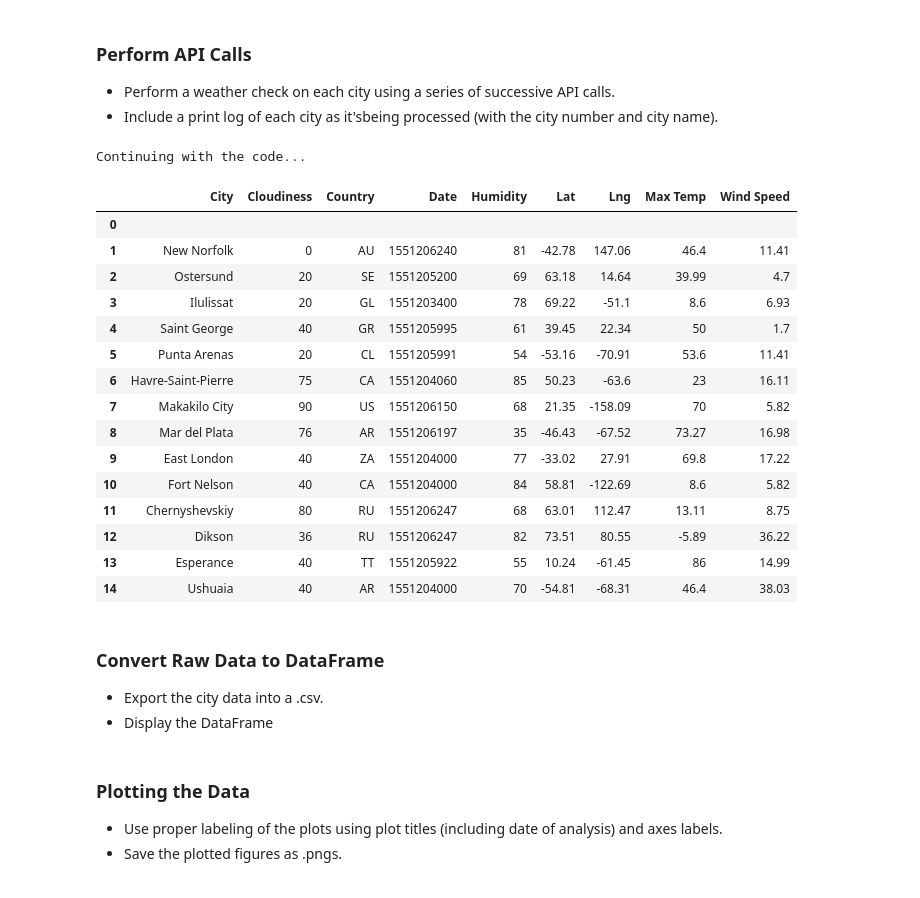
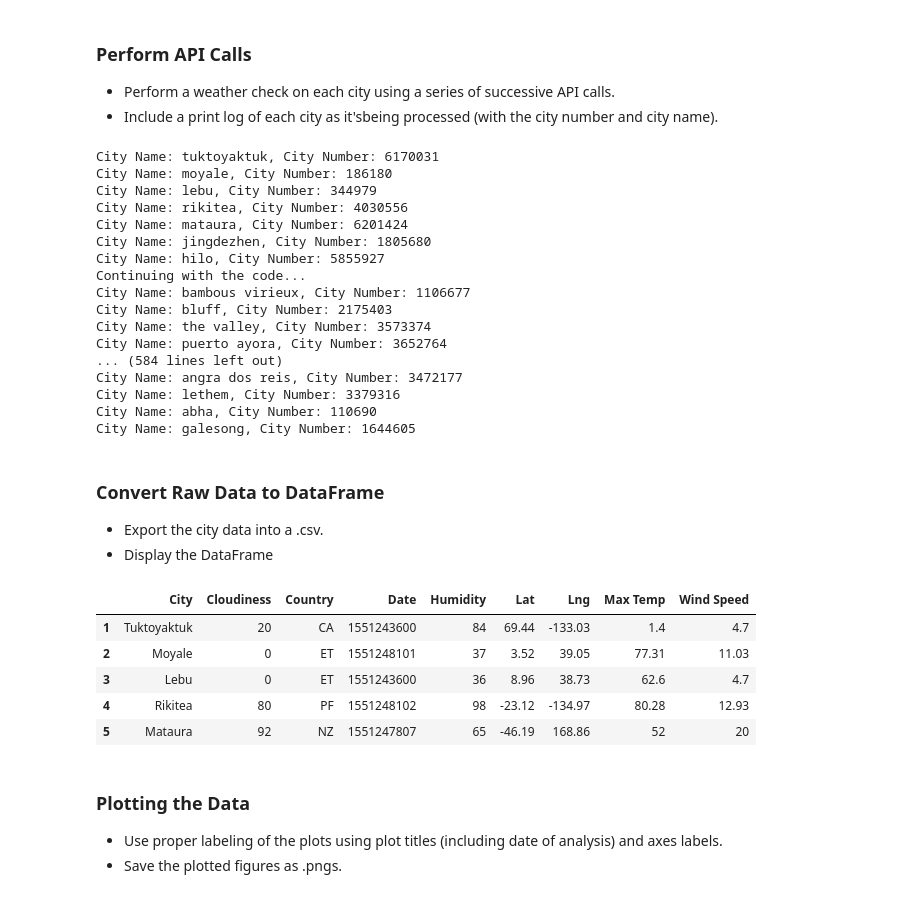
Before and after one commit to ohoweedy/dataviz-homework, a Jupyter notebook: API's/starter_code/WeatherPy.ipynb, the cells around one changed output. Cells and saved outputs as stored; diff of their text form; code cells hidden in the pictures.

```diff
--- a/API's/starter_code/WeatherPy.ipynb
+++ b/API's/starter_code/WeatherPy.ipynb
@@ -64,18 +69,23 @@ city_data_pd = pd.DataFrame({"City": [""], "Cloudiness": [""], "Country": [""],
                             "Date": [""], "Humidity": [""], "Lat": [""], "Lng": [""],
                             "Max Temp": [""], "Wind Speed": [""]})
 # %%
+# Set units as Imperial
 units = "Imperial"
-query_url_list = []
-weather_data = []
 
-try:
-    for city in cities:
+# For loop to process and pull all city temperature data
+for city in cities:
+    try:
         url = "http://api.openweathermap.org/data/2.5/weather?"
         query_url = f"{url}&appid={api_key}&q={city}&units={units}"
 
         weather_response = requests.get(query_url)
         weather_json = weather_response.json()
 
+        # Print city number and city name as loop is being processed
+        city_number = weather_json["id"]
+        print(f"City Name: {city}, City Number: {city_number}")
+
+        # Pull specific json data and store into variables
         cloudiness = weather_json["clouds"]["all"]
         country = weather_json["sys"]["country"]
         date = weather_json["dt"]
@@ -86,33 +96,31 @@ try:
         max_temp = weather_json["main"]["temp_max"]
         wind_speed = weather_json["wind"]["speed"]
 
+        # Append into a DataFrame
         city_data_pd = city_data_pd.append({'City' : city, 'Cloudiness' : cloudiness,
                                            'Country': country, 'Date': date, 'Humidity': humidity,
                                            'Lat' : lat, 'Lng' : lng, 'Max Temp' : max_temp,
                                            'Wind Speed' : wind_speed}, ignore_index=True)
-except KeyError:
-    print("Continuing with the code...")
+    except KeyError:
+        print("Continuing with the code...")
 # %% [output]
+City Name: tuktoyaktuk, City Number: 6170031
+City Name: moyale, City Number: 186180
+City Name: lebu, City Number: 344979
+City Name: rikitea, City Number: 4030556
+City Name: mataura, City Number: 6201424
+City Name: jingdezhen, City Number: 1805680
+City Name: hilo, City Number: 5855927
 Continuing with the code...
+City Name: bambous virieux, City Number: 1106677
+City Name: bluff, City Number: 2175403
+City Name: the valley, City Number: 3573374
+City Name: puerto ayora, City Number: 3652764
+... (584 lines left out)
+City Name: angra dos reis, City Number: 3472177
+City Name: lethem, City Number: 3379316
+City Name: abha, City Number: 110690
+City Name: galesong, City Number: 1644605
-# %%
-city_data_pd
-# %% [output]
-|  | City | Cloudiness | Country | Date | Humidity | Lat | Lng | Max Temp | Wind Speed |
-| 0 |  |  |  |  |  |  |  |  |  |
-| 1 | New Norfolk | 0 | AU | 1551206240 | 81 | -42.78 | 147.06 | 46.4 | 11.41 |
-| 2 | Ostersund | 20 | SE | 1551205200 | 69 | 63.18 | 14.64 | 39.99 | 4.7 |
-| 3 | Ilulissat | 20 | GL | 1551203400 | 78 | 69.22 | -51.1 | 8.6 | 6.93 |
-| 4 | Saint George | 40 | GR | 1551205995 | 61 | 39.45 | 22.34 | 50 | 1.7 |
-| 5 | Punta Arenas | 20 | CL | 1551205991 | 54 | -53.16 | -70.91 | 53.6 | 11.41 |
-| 6 | Havre-Saint-Pierre | 75 | CA | 1551204060 | 85 | 50.23 | -63.6 | 23 | 16.11 |
-| 7 | Makakilo City | 90 | US | 1551206150 | 68 | 21.35 | -158.09 | 70 | 5.82 |
-| 8 | Mar del Plata | 76 | AR | 1551206197 | 35 | -46.43 | -67.52 | 73.27 | 16.98 |
-| 9 | East London | 40 | ZA | 1551204000 | 77 | -33.02 | 27.91 | 69.8 | 17.22 |
-| 10 | Fort Nelson | 40 | CA | 1551204000 | 84 | 58.81 | -122.69 | 8.6 | 5.82 |
-| 11 | Chernyshevskiy | 80 | RU | 1551206247 | 68 | 63.01 | 112.47 | 13.11 | 8.75 |
-| 12 | Dikson | 36 | RU | 1551206247 | 82 | 73.51 | 80.55 | -5.89 | 36.22 |
-| 13 | Esperance | 40 | TT | 1551205922 | 55 | 10.24 | -61.45 | 86 | 14.99 |
-| 14 | Ushuaia | 40 | AR | 1551204000 | 70 | -54.81 | -68.31 | 46.4 | 38.03 |
 # %% [markdown]
 ### Convert Raw Data to DataFrame
 * Export the city data into a .csv.
@@ -122,3 +128,20 @@ city_data_pd.to_csv(output_data_file)
+# %%
+# Export to csv
+city_data_pd.to_csv(output_data_file)
+
+# Drop empty row and all NaN's
+city_data_pd = city_data_pd.dropna(how='all')
+city_data_pd = city_data_pd.drop([0])
+
+# Preview DataFrame
+city_data_pd.head()
+# %% [output]
+|  | City | Cloudiness | Country | Date | Humidity | Lat | Lng | Max Temp | Wind Speed |
+| 1 | Tuktoyaktuk | 20 | CA | 1551243600 | 84 | 69.44 | -133.03 | 1.4 | 4.7 |
+| 2 | Moyale | 0 | ET | 1551248101 | 37 | 3.52 | 39.05 | 77.31 | 11.03 |
+| 3 | Lebu | 0 | ET | 1551243600 | 36 | 8.96 | 38.73 | 62.6 | 4.7 |
+| 4 | Rikitea | 80 | PF | 1551248102 | 98 | -23.12 | -134.97 | 80.28 | 12.93 |
+| 5 | Mataura | 92 | NZ | 1551247807 | 65 | -46.19 | 168.86 | 52 | 20 |
 # %% [markdown]
 ### Plotting the Data
 * Use proper labeling of the plots using plot titles (including date of analysis) and axes labels.
```
Also changed, not shown: parts of 9 cells of this notebook, 6 other files.
